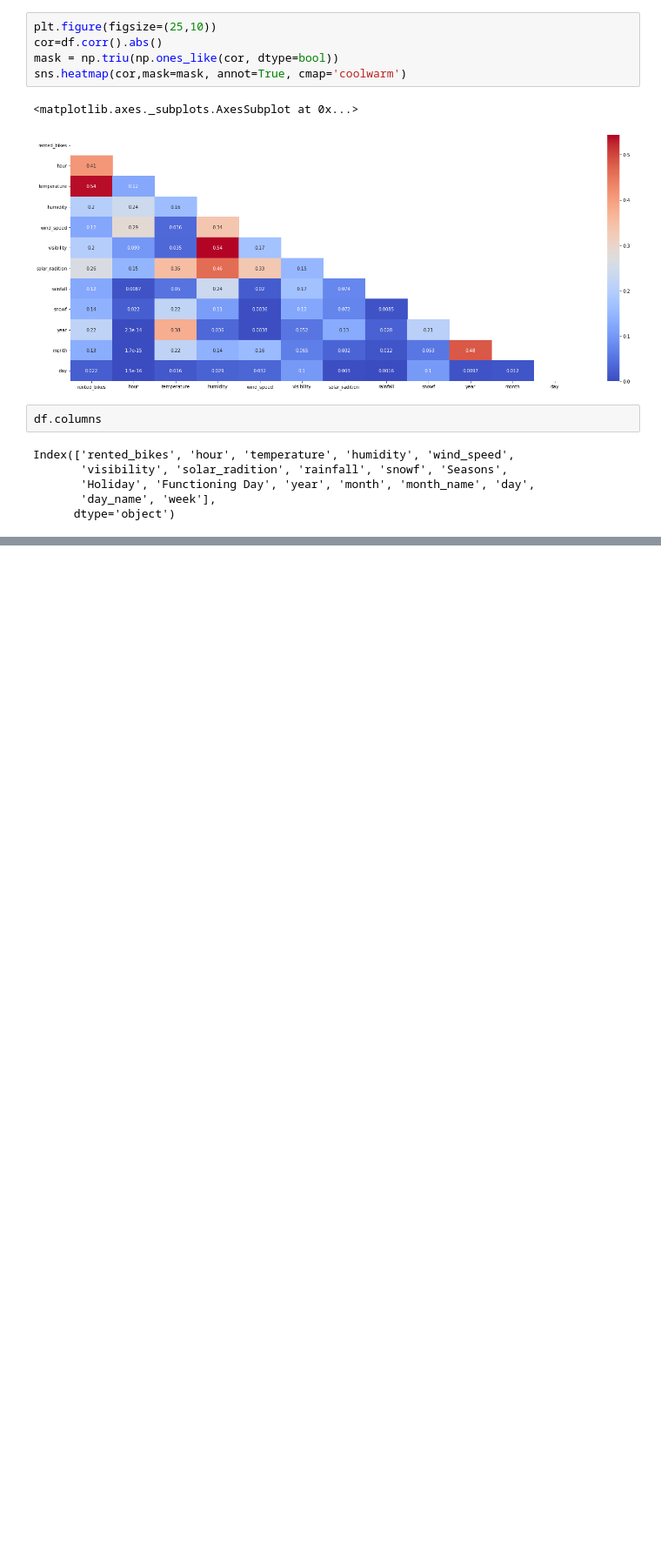
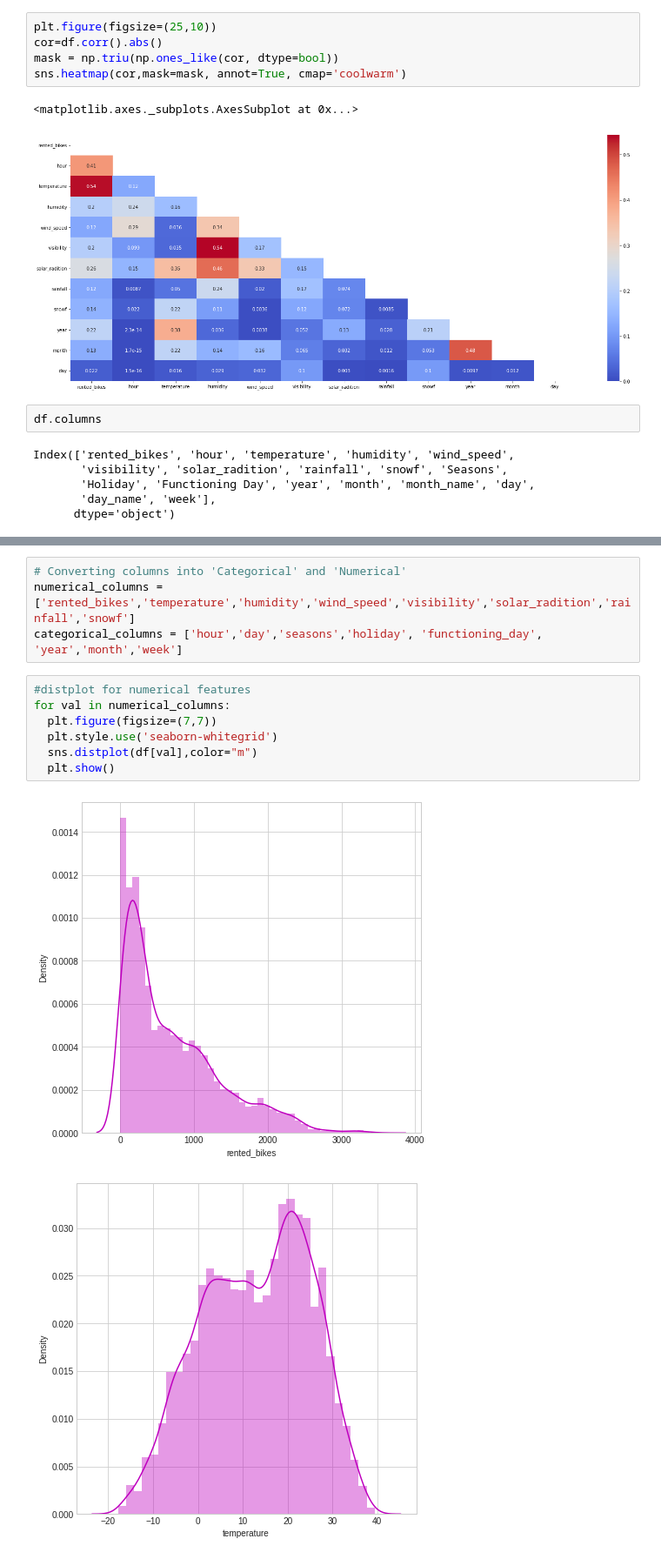
Before and after one commit to nishigandha2/Bike-Sharing-Demand-Prediction, a Jupyter notebook: Copy_of_Bike_Sharing_Demand_Prediction_ML_Regression_Capstone_Project.ipynb, the cells around one changed output, grey strips where cells are left out. Shown at 87% size. Saved outputs shown, nothing was run; the diff lists cells and outputs as text; blank space fills up the shorter version.

```diff
--- a/Copy_of_Bike_Sharing_Demand_Prediction_ML_Regression_Capstone_Project.ipynb
+++ b/Copy_of_Bike_Sharing_Demand_Prediction_ML_Regression_Capstone_Project.ipynb
@@ -278,0 +299,14 @@ Index(['rented_bikes', 'hour', 'temperature', 'humidity', 'wind_speed',
+# %%
+# Converting columns into 'Categorical' and 'Numerical'
+numerical_columns = ['rented_bikes','temperature','humidity','wind_speed','visibility','solar_radition','rainfall','snowf']
+categorical_columns = ['hour','day','seasons','holiday', 'functioning_day', 'year','month','week']
+# %%
+#distplot for numerical features
+for val in numerical_columns:
+  plt.figure(figsize=(7,7))
+  plt.style.use('seaborn-whitegrid')
+  sns.distplot(df[val],color="m")
+  plt.show()
+# %% [output]
+[figure, added]
+[figure, added]
```
Also changed, not shown: parts of 3 cells of this notebook.
